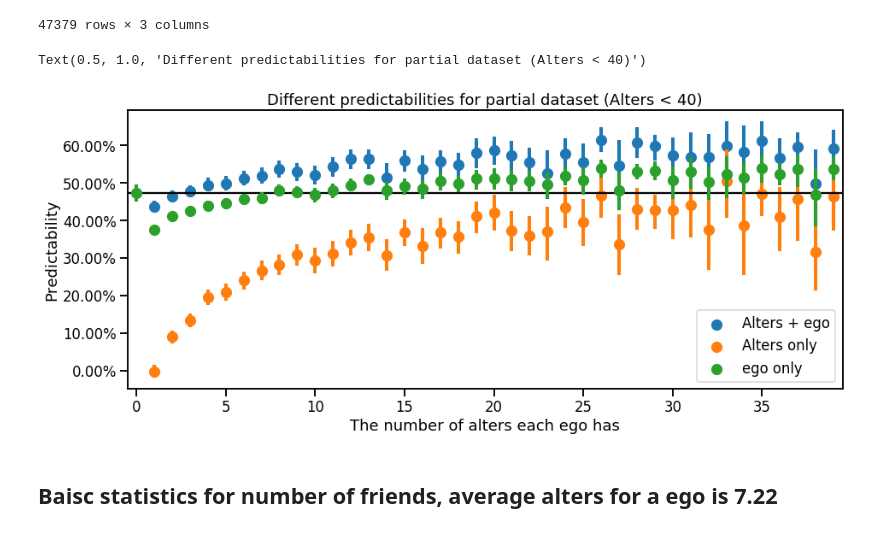
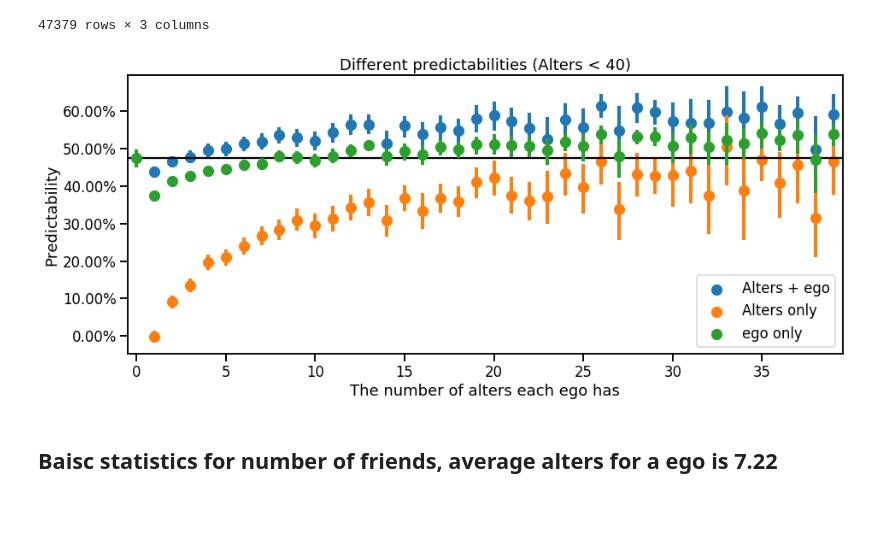
Before and after one commit to Magica-Chen/social-predictability, a Jupyter notebook: Social-Information-Bagrow-Visualization.ipynb, the cells around one changed output. Saved outputs shown, nothing was run; the diff lists cells and outputs as text; code cells hidden in the pictures.

```diff
--- a/Social-Information-Bagrow-Visualization.ipynb
+++ b/Social-Information-Bagrow-Visualization.ipynb
@@ -106,23 +112,23 @@ CCE_pred
 # %%
 fig, ax = plt.subplots(figsize=(15, 6))
 sns.set_context("talk")
 sns.pointplot(x="NumFriends", y="value", hue='predictability', data=CCE_pred[CCE_pred['NumFriends'] < 40], \
               ci=95, join=False, ax=ax)
 ax.axhline(y=baseline, color='black')
 handles, _ = ax.get_legend_handles_labels()
 plt.legend(handles, ['Alters + ego', 'Alters only', 'ego only'])
 
 vals = ax.get_yticks()
 ax.set_yticklabels(['{:,.2%}'.format(x) for x in vals])
 ax.xaxis.set_major_locator(ticker.MultipleLocator(5))
 ax.xaxis.set_major_formatter(ticker.ScalarFormatter())
 ax.set(xlabel='The number of alters each ego has', ylabel='Predictability')
 
 
-plt.title('Different predictabilities for partial dataset (Alters < 40)')
+plt.title('Different predictabilities (Alters < 40)')
+fig.savefig('predictability.pdf')
 # %% [output]
-Text(0.5, 1.0, 'Different predictabilities for partial dataset (Alters < 40)')
-[figure, old version]
+[figure, new version]
 # %% [markdown]
 ## Baisc statistics for number of friends, average alters for a ego is 7.22
 # %%
```
Also changed, not shown: parts of 4 cells of this notebook, 3 other files.
